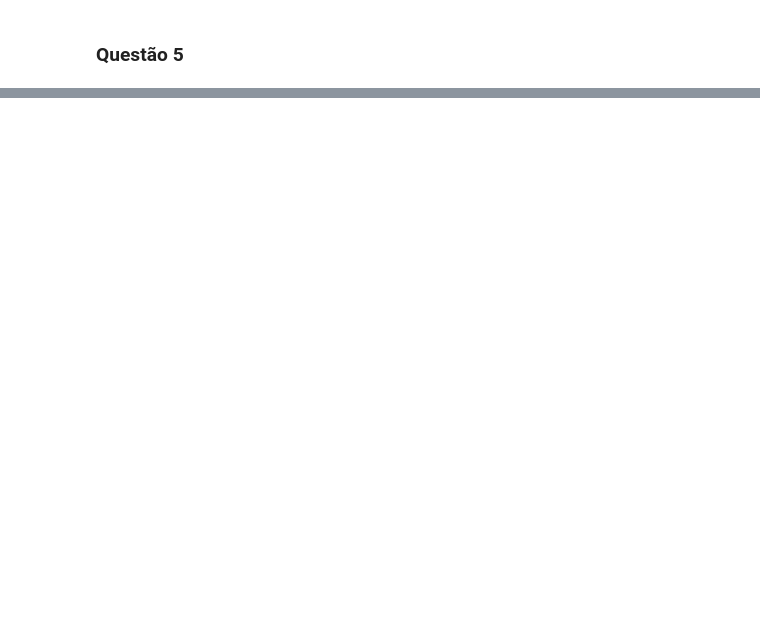
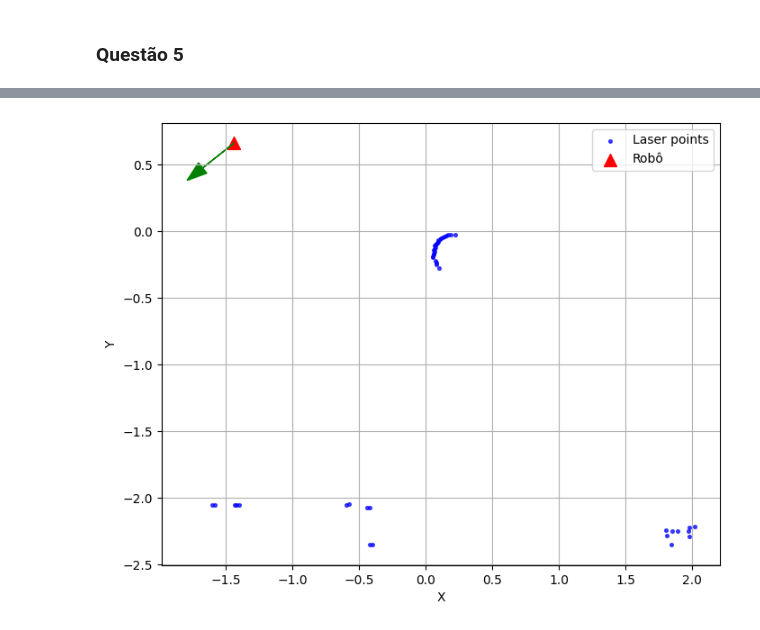
Before and after one commit to rafaelos134/RoboticaMovel, a Jupyter notebook: tp1/src/notebook-tp1.ipynb, the cells around one changed output, grey strips where cells are left out. Saved outputs shown, nothing was run; the diff lists cells and outputs as text; code cells hidden in the pictures; blank space fills up the shorter version.

```diff
--- a/tp1/src/notebook-tp1.ipynb
+++ b/tp1/src/notebook-tp1.ipynb
@@ -990,42 +344,0 @@ print("Program ended")
-# %%
-import time
-import matplotlib.pyplot as plt
-
-from coppeliasim_zmqremoteapi_client import RemoteAPIClient
-
-client = RemoteAPIClient()
-sim = client.require('sim')
-sim.setStepping(True)
-
-# Parar a simulação se estiver executando
-initial_sim_state = sim.getSimulationState()
-if initial_sim_state != 0:
-    sim.stopSimulation()
-    time.sleep(1)
-
-objectPath = '/Bill/Bill'
-objectHandle = sim.getObject(objectPath)
-
-hist = []
-
-sim.startSimulation()
-while (t := sim.getSimulationTime()) < 25:
-    print(f'Simulation time: {t:.2f} [s]')
-
-    position = sim.getObjectPosition(objectHandle, sim.handle_world)
-    print('Pos: ', position)
-
-    orientation = sim.getObjectOrientation(objectHandle, sim.handle_world)
-    print('Ori: ', orientation)
-
-    hist.append([position[0], position[1]])
-
-    sim.step()
-
-sim.stopSimulation()
-
-fig = plt.figure(figsize=(6,6), dpi=100)
-ax = fig.add_subplot(111, aspect='equal')
-
-x, y = zip(*hist)
-ax.scatter(x, y)
@@ -1667,0 +395,4 @@ print("Program ended")
+# %%
+plot_laser()
+# %% [output]
+[figure, added]
```
Also changed, not shown: parts of 31 cells of this notebook, 38 other files.
